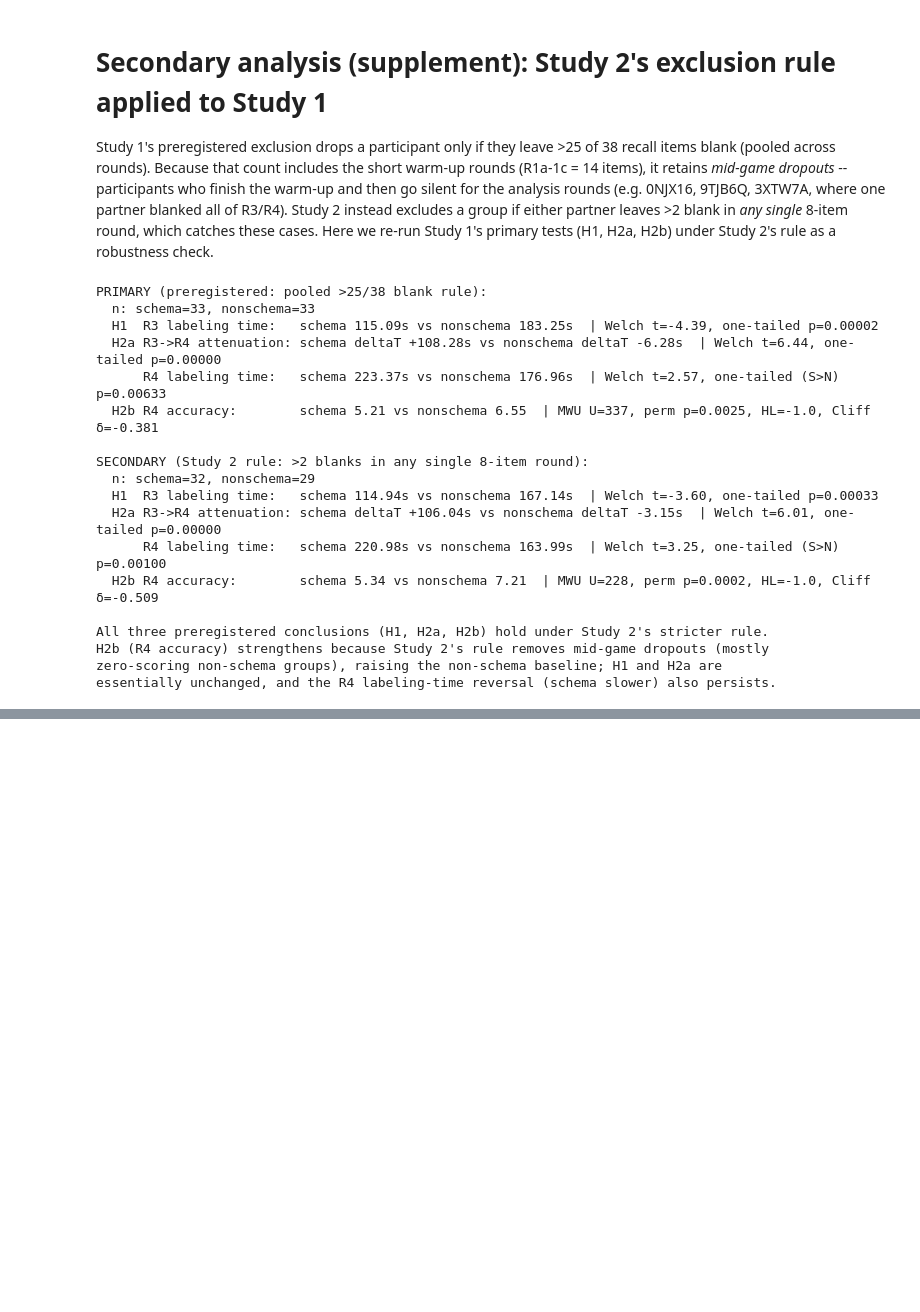
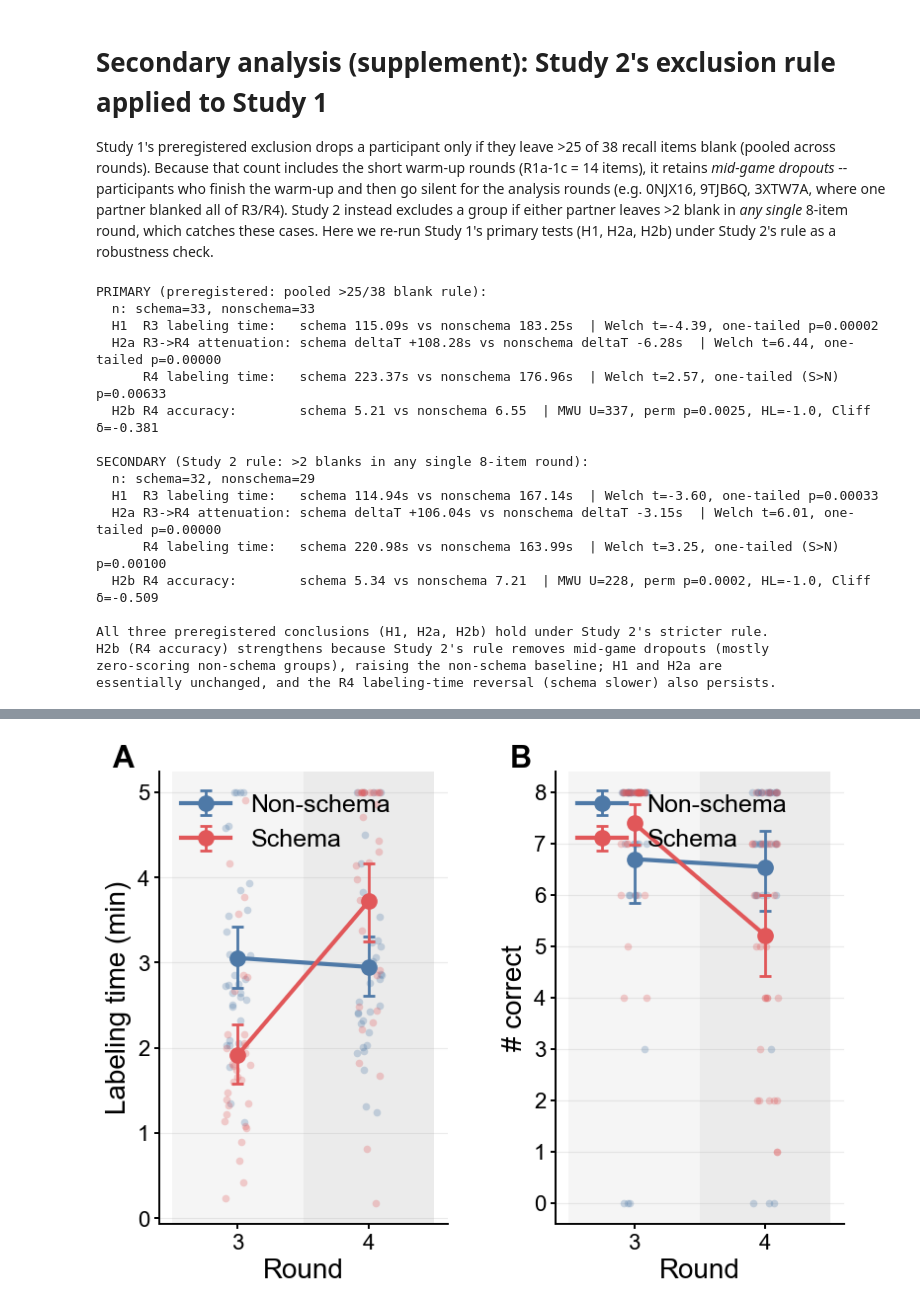
Before and after one commit to JamesPHoughton/organizational-schema-formation, a Jupyter notebook: analysis/study_1_analysis.ipynb, the cells around one changed output, grey strips where cells are left out. Cells and saved outputs as stored; diff of their text form; code cells hidden in the pictures; blank space fills up the shorter version.

```diff
--- a/analysis/study_1_analysis.ipynb
+++ b/analysis/study_1_analysis.ipynb
@@ -2298,0 +2371,96 @@ essentially unchanged, and the R4 labeling-time reversal (schema slower) also pe
+# %%
+# [fig-r34-slide]
+# Slide version zoomed to the two preregistered test rounds only: R3 (schema-conserving change,
+# H1) and R4 (schema-destroying change, H2). Same encoding as [fig-all-rounds-ci-slide]
+# (95% bootstrap-CI error bars + jittered per-group points), but with only 2 of the 6 rounds the
+# aspect ratio is narrowed (8x6) so the R3->R4 crossover fills the frame.
+# Self-contained apart from the group-level `data` frame built above.
+# Saved to figures/figure1_r34_slide.{pdf,png}; does not overwrite the paper figure (figure1).
+import os
+
+def _boot_ci(x, n_boot=10000, seed=42):
+    """95% percentile bootstrap CI of the mean (same method as the paper figure)."""
+    x = np.asarray(x, float); x = x[~np.isnan(x)]
+    rng = np.random.default_rng(seed)
+    bm = rng.choice(x, size=(n_boot, len(x)), replace=True).mean(axis=1)
+    lo, hi = np.percentile(bm, [2.5, 97.5]); return x.mean(), lo, hi
+
+rounds_to_show = ['3', '4']                                   # test rounds only
+time_cols = ['time_labeling_' + r for r in rounds_to_show]
+acc_cols  = ['accuracy_' + r for r in rounds_to_show]
+round_lbl = lambda c: c.replace('time_labeling_', '').replace('accuracy_', '').upper()
+colors = {'nonschema': '#4E79A7', 'schema': '#E15759'}   # Tableau blue / red
+labels = {'nonschema': 'Non-schema', 'schema': 'Schema'}
+
+# Larger sizes throughout so the figure stays legible when projected.
+slide_style = {
+    'font.family': 'sans-serif',
+    'font.sans-serif': ['Arial', 'Helvetica', 'DejaVu Sans'],
+    'font.size': 16,
+    'axes.labelsize': 20,
+    'axes.titlesize': 22,
+    'xtick.labelsize': 16,
+    'ytick.labelsize': 16,
+    'legend.fontsize': 18,
+    'axes.linewidth': 1.4,
+    'xtick.major.width': 1.4,
+    'ytick.major.width': 1.4,
+    'lines.linewidth': 3.0,
+    'lines.markersize': 11,
+    'patch.linewidth': 0.6,
+}
+
+np.random.seed(42)
+with plt.rc_context(slide_style):
+    fig, axes = plt.subplots(1, 2, figsize=(8, 6))   # narrower: only 2 rounds on x
+    panels = [
+        (axes[0], time_cols, 'Labeling time (min)', True),
+        (axes[1], acc_cols,  '# correct',           False),
+    ]
+    for ax, cols, ylabel, is_time in panels:
+        x = list(range(len(cols)))
+        xlabels = [round_lbl(c) for c in cols]
+        # R3 (schema-conserving) light, R4 (schema-destroying) darker
+        ax.axvspan(-0.5, 0.5, color='#f5f5f5', zorder=0, linewidth=0)
+        ax.axvspan(0.5, 1.5, color='#ebebeb', zorder=0, linewidth=0)
+        for condition in ['nonschema', 'schema']:
+            cond = data[data['treatment'] == condition]
+            ci = [_boot_ci(cond[c].values) for c in cols]
+            means = np.array([m for (m, lo, hi) in ci])
+            yerr  = np.array([[m - lo for (m, lo, hi) in ci],
+                              [hi - m for (m, lo, hi) in ci]])
+            # Raw jittered points (per group)
+            for xi, col in enumerate(cols):
+                vals = cond[col].dropna().values
+                jitter = np.random.uniform(-0.10, 0.10, len(vals))
+                ax.scatter(xi + jitter, vals, color=colors[condition],
+                           alpha=0.28, s=30, zorder=2, linewidths=0)
+            ax.errorbar(x, means, yerr=yerr, marker='o', linewidth=3,
+                        color=colors[condition], markersize=11,
+                        label=labels[condition], zorder=4,
+                        elinewidth=2, capsize=4, capthick=2)
+        ax.set_xticks(x)
+        ax.set_xticklabels(xlabels)
+        ax.set_xlim(-0.6, 1.6)
+        ax.set_xlabel('Round')
+        ax.set_ylabel(ylabel)
+        ax.legend(frameon=False, loc='upper left')
+        ax.grid(axis='y', alpha=0.25, linewidth=0.8, linestyle='-')
+        ax.spines['top'].set_visible(False)
+        ax.spines['right'].set_visible(False)
+        if is_time:
+            ax.set_yticks(range(0, 310, 60))
+            ax.set_yticklabels(range(0, 6, 1))
+
+    # Panel labels (A/B), scaled up for slides
+    for ax, lbl in zip(axes, ['A', 'B']):
+        ax.text(-0.16, 1.06, lbl, transform=ax.transAxes,
+                fontsize=22, fontweight='bold', va='top')
+
+    plt.tight_layout(pad=1.2, w_pad=2.5)
+    os.makedirs('figures', exist_ok=True)
+    plt.savefig('figures/figure1_r34_slide.pdf', bbox_inches='tight')
+    plt.savefig('figures/figure1_r34_slide.png', dpi=200, bbox_inches='tight')
+    print("Saved figures/figure1_r34_slide.pdf and figures/figure1_r34_slide.png")
+    plt.show()
+# %% [output]
@@ -2298,0 +2468 @@ essentially unchanged, and the R4 labeling-time reversal (schema slower) also pe
+[figure, added]
```
Also changed, not shown: parts of 15 cells of this notebook, 24 other files.
